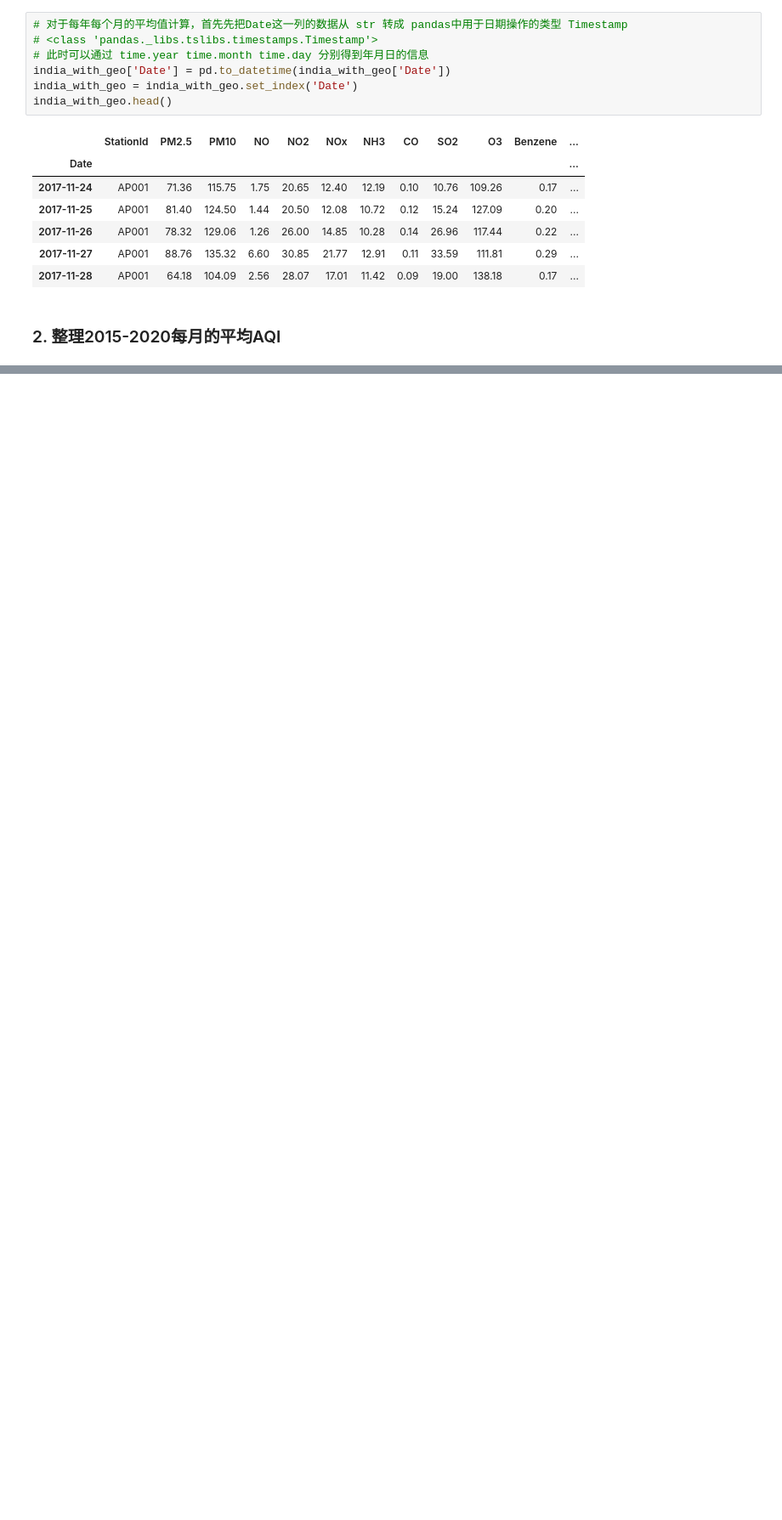
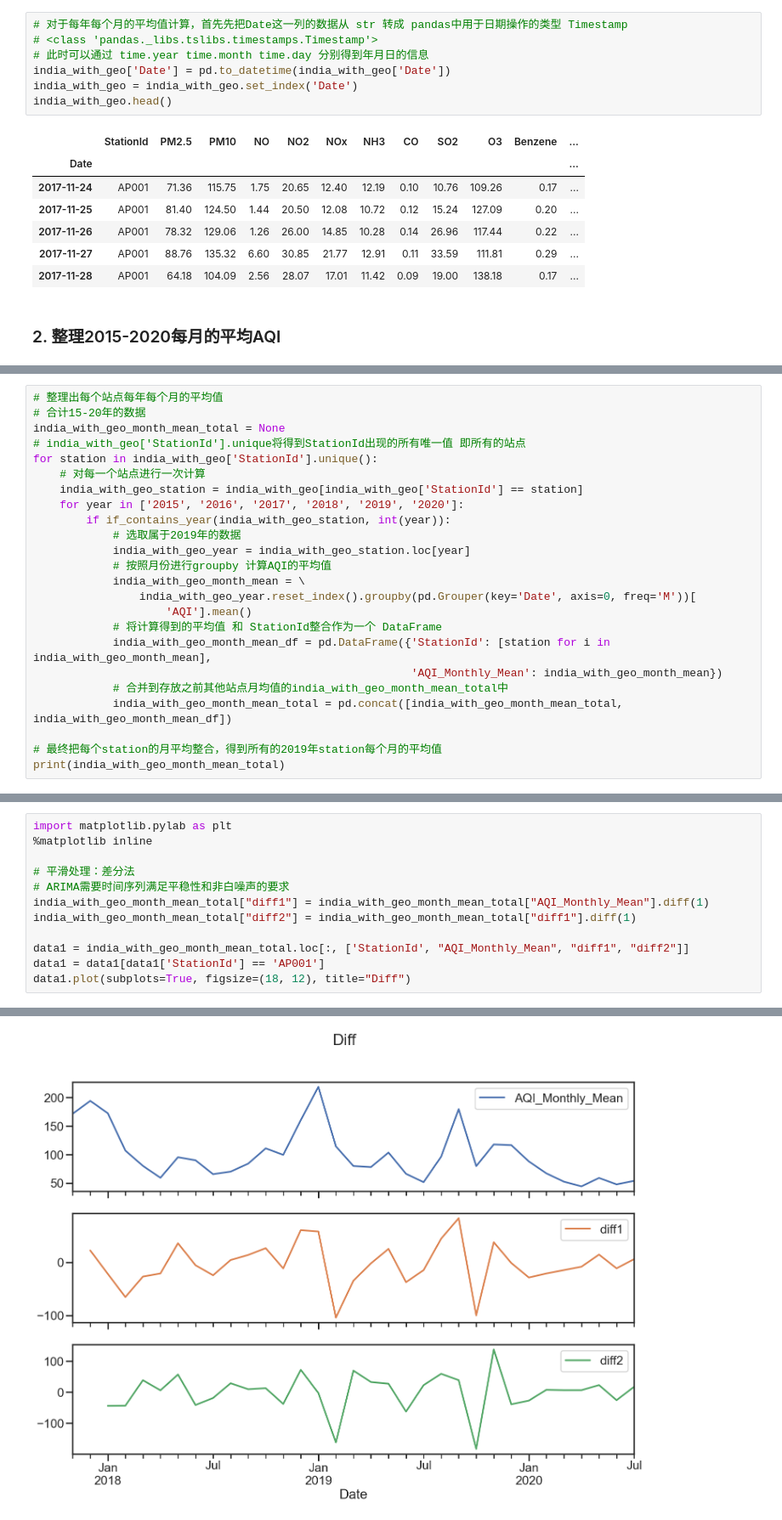
Before and after one commit to TREXA23187/air_quality, a Jupyter notebook: main.ipynb, the cells around one changed output, grey strips where cells are left out. Shown at 85% size. Cells and saved outputs as stored; diff of their text form; blank space fills up the shorter version.

Commit message:
feat: ARIMA

```diff
--- a/main.ipynb
+++ b/main.ipynb
@@ -124,0 +125,24 @@ india_with_geo_month_mean_total
+# %%
+# 整理出每个站点每年每个月的平均值
+# 合计15-20年的数据
+india_with_geo_month_mean_total = None
+# india_with_geo['StationId'].unique将得到StationId出现的所有唯一值 即所有的站点
+for station in india_with_geo['StationId'].unique():
+    # 对每一个站点进行一次计算
+    india_with_geo_station = india_with_geo[india_with_geo['StationId'] == station]
+    for year in ['2015', '2016', '2017', '2018', '2019', '2020']:
+        if if_contains_year(india_with_geo_station, int(year)):
+            # 选取属于2019年的数据
+            india_with_geo_year = india_with_geo_station.loc[year]
+            # 按照月份进行groupby 计算AQI的平均值
+            india_with_geo_month_mean = \
+                india_with_geo_year.reset_index().groupby(pd.Grouper(key='Date', axis=0, freq='M'))[
+                    'AQI'].mean()
+            # 将计算得到的平均值 和 StationId整合作为一个 DataFrame
+            india_with_geo_month_mean_df = pd.DataFrame({'StationId': [station for i in india_with_geo_month_mean],
+                                                         'AQI_Monthly_Mean': india_with_geo_month_mean})
+            # 合并到存放之前其他站点月均值的india_with_geo_month_mean_total中
+            india_with_geo_month_mean_total = pd.concat([india_with_geo_month_mean_total, india_with_geo_month_mean_df])
+
+# 最终把每个station的月平均整合，得到所有的2019年station每个月的平均值
+print(india_with_geo_month_mean_total)
@@ -124,0 +167,13 @@ india_with_geo_month_mean_total
+# %%
+import matplotlib.pylab as plt
+%matplotlib inline
+
+# 平滑处理：差分法
+# ARIMA需要时间序列满足平稳性和非白噪声的要求
+india_with_geo_month_mean_total["diff1"] = india_with_geo_month_mean_total["AQI_Monthly_Mean"].diff(1)
+india_with_geo_month_mean_total["diff2"] = india_with_geo_month_mean_total["diff1"].diff(1)
+
+data1 = india_with_geo_month_mean_total.loc[:, ['StationId', "AQI_Monthly_Mean", "diff1", "diff2"]]
+data1 = data1[data1['StationId'] == 'AP001']
+data1.plot(subplots=True, figsize=(18, 12), title="Diff")
+# %% [output]
@@ -124,0 +182 @@ india_with_geo_month_mean_total
+[figure, added]
```
Also changed, not shown: parts of 21 cells of this notebook, 1 other file.
